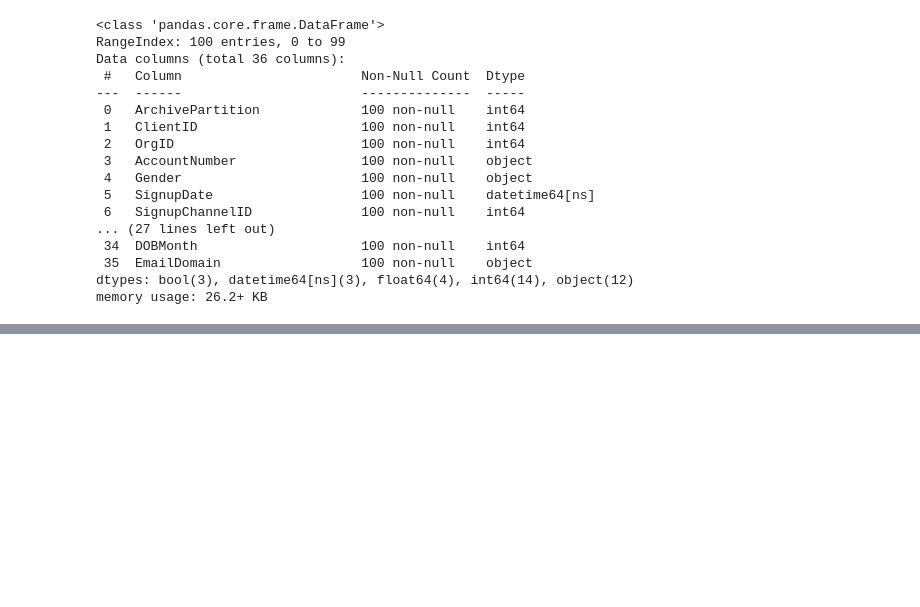
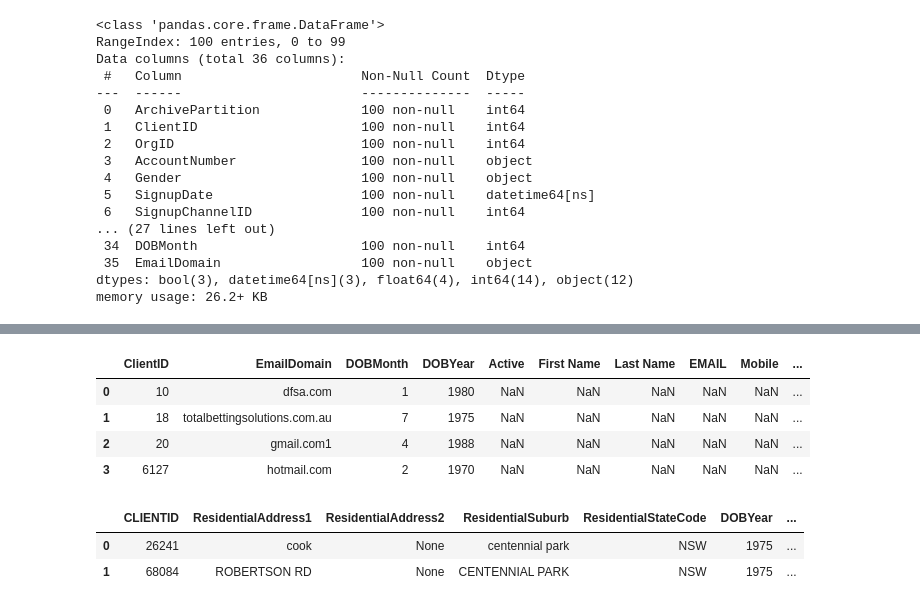
Before and after one commit to zwang2019/BetTube_Project_0, a Jupyter notebook: Exploring Project.ipynb, the cells around one changed output, grey strips where cells are left out. Drawn from its saved outputs; the diff is of its cells as text; code cells hidden in the pictures; blank space fills up the shorter version.

Commit message:
Design and test the sql query tools library.

```diff
--- a/Exploring Project.ipynb
+++ b/Exploring Project.ipynb
@@ -187,3 +184,14 @@ Data columns (total 36 columns):
  35  EmailDomain                  100 non-null    object
 dtypes: bool(3), datetime64[ns](3), float64(4), int64(14), object(12)
 memory usage: 26.2+ KB
+# %%
+# Read the excel.
+file_name = r'.\data\test.xlsx'
+ana = pd.read_excel(file_name, header=0)
+display(ana)
+
+# rename the column names
+ana.rename(columns={'CLIENTID':'ClientID'},inplace=True)
+
+# mutil select dataset columns.
+info_data = df_raw_test[['ClientID','EmailDomain','DOBMonth', 'DOBYear']]
@@ -189,0 +204,46 @@ memory usage: 26.2+ KB
+# %%
+# Merge the info to fill the blank
+q1 = pd.merge(info_data, ana, on=['ClientID'])
+
+display(q1)
+# %% [output]
+|  | ClientID | EmailDomain | DOBMonth | DOBYear | Active | First Name | Last Name | EMAIL | Mobile | ... |
+| 0 | 10 | dfsa.com | 1 | 1980 | NaN | NaN | NaN | NaN | NaN | ... |
+| 1 | 18 | totalbettingsolutions.com.au | 7 | 1975 | NaN | NaN | NaN | NaN | NaN | ... |
+| 2 | 20 | gmail.com1 | 4 | 1988 | NaN | NaN | NaN | NaN | NaN | ... |
+| 3 | 6127 | hotmail.com | 2 | 1970 | NaN | NaN | NaN | NaN | NaN | ... |
+# %%
+# info searching
+
+query = '''
+SELECT
+    C.CLIENTID,
+    C.ResidentialAddress1,
+    C.ResidentialAddress2,
+    C.ResidentialSuburb,
+    C.ResidentialStateCode,
+    C.DOBYear,
+    C.DOBMonth,
+    C.EmailDomain
+FROM CLIENT AS C WITH (NOLOCK)
+WHERE C.ARCHIVEPARTITION IN (0,1)
+    AND ResidentialStateCode = 'NSW'
+    AND ResidentialSuburb = 'CENTENNIAL PARK'
+    AND DOBYEAR = 1975
+
+OPTION (MAXDOP 1)
+
+'''
+
+
+# Send the SQL Query, and record response as a Pandas dataframe.
+test_sql_query = pd.read_sql_query(query, conn)
+df_raw_test = pd.DataFrame(test_sql_query)
+
+pd.set_option('display.max_columns', None)
+pd.set_option('display.max_rows', None)
+df_raw_test.head(100)
+# %% [output]
+|  | CLIENTID | ResidentialAddress1 | ResidentialAddress2 | ResidentialSuburb | ResidentialStateCode | DOBYear | ... |
+| 0 | 26241 | cook | None | centennial park | NSW | 1975 | ... |
+| 1 | 68084 | ROBERTSON RD | None | CENTENNIAL PARK | NSW | 1975 | ... |
```
Also changed, not shown: parts of 19 cells of this notebook, 1 other file.
